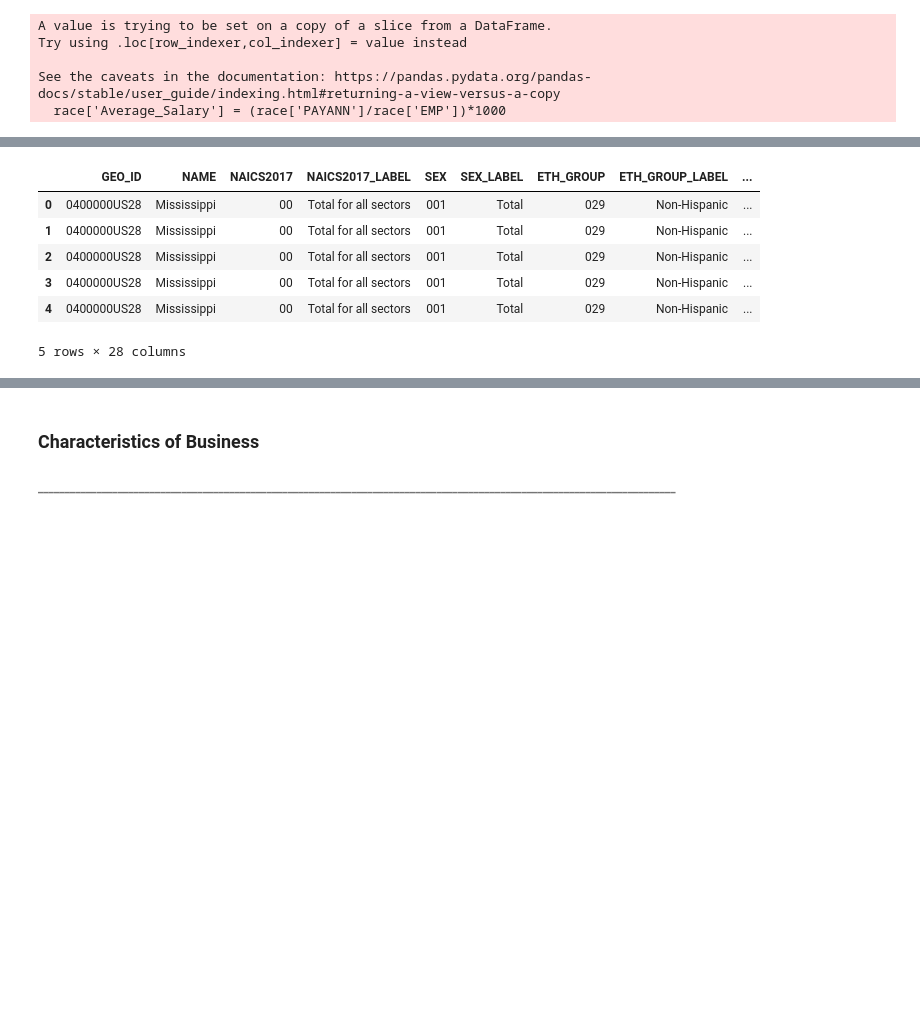
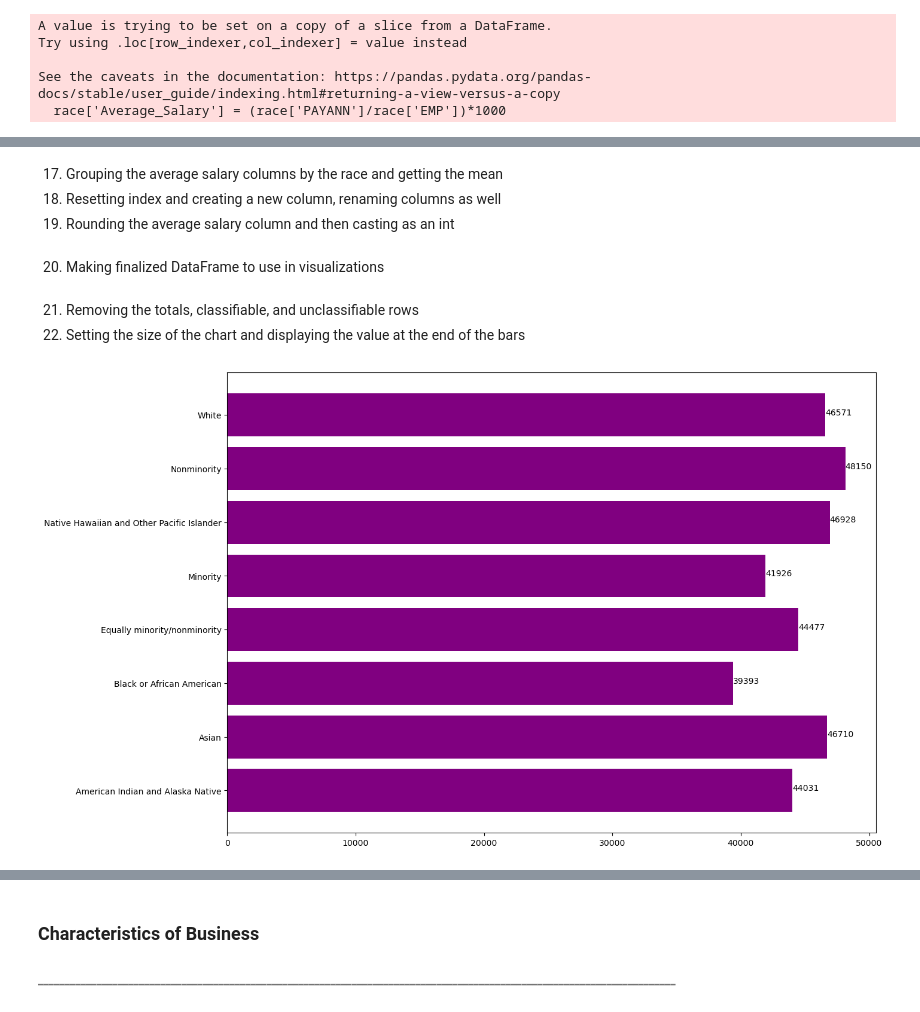
Before and after one commit to FinnMcSweeney/asmt-08-group1, a Jupyter notebook: asmt-08.ipynb, the cells around one changed output, grey strips where cells are left out. Drawn from its saved outputs; the diff is of its cells as text; code cells hidden in the pictures; blank space fills up the shorter version.

```diff
--- a/asmt-08.ipynb
+++ b/asmt-08.ipynb
@@ -146,0 +114,4 @@ for i, v in enumerate(y):
+# %% [markdown]
+17. Grouping the average salary columns by the race and getting the mean
+18. Resetting index and creating a new column, renaming columns as well
+19. Rounding the average salary column and then casting as an int
@@ -146,0 +127,2 @@ for i, v in enumerate(y):
+# %% [markdown]
+20. Making finalized DataFrame to use in visualizations
@@ -147,9 +132,19 @@ for i, v in enumerate(y):
+# %% [markdown]
+21. Removing the totals, classifiable, and unclassifiable rows
+22. Setting the size of the chart and displaying the value at the end of the bars
+# %%
+average_payroll = average_payroll[average_payroll["Race"].isin(["American Indian and Alaska Native", "Asian", "Black or African American", 'Equally minority/nonminority', 'Minority', 'Native Hawaiian and Other Pacific Islander', 'Nonminority', 'White'])]
+
+plt.figure(figsize=(14, 10))
+
+x = average_payroll['Race']
+y = average_payroll['Average_Salary']
+# Create the bar chart
+plt.barh(x, y, color = 'purple');
+
+for i, v in enumerate(y):
+    plt.text(v, i, str(v))
+# %% [output]
+[figure, added]
 # %%
+top50['Average_Salary'] = (top50['PAYANN']/top50['EMP'])*1000
-# %% [output]
-|  | GEO_ID | NAME | NAICS2017 | NAICS2017_LABEL | SEX | SEX_LABEL | ETH_GROUP | ETH_GROUP_LABEL | ... |
-| 0 | 0400000US28 | Mississippi | 00 | Total for all sectors | 001 | Total | 029 | Non-Hispanic | ... |
-| 1 | 0400000US28 | Mississippi | 00 | Total for all sectors | 001 | Total | 029 | Non-Hispanic | ... |
-| 2 | 0400000US28 | Mississippi | 00 | Total for all sectors | 001 | Total | 029 | Non-Hispanic | ... |
-| 3 | 0400000US28 | Mississippi | 00 | Total for all sectors | 001 | Total | 029 | Non-Hispanic | ... |
-| 4 | 0400000US28 | Mississippi | 00 | Total for all sectors | 001 | Total | 029 | Non-Hispanic | ... |
-5 rows × 28 columns
```
Also changed, not shown: parts of 29 cells of this notebook.
